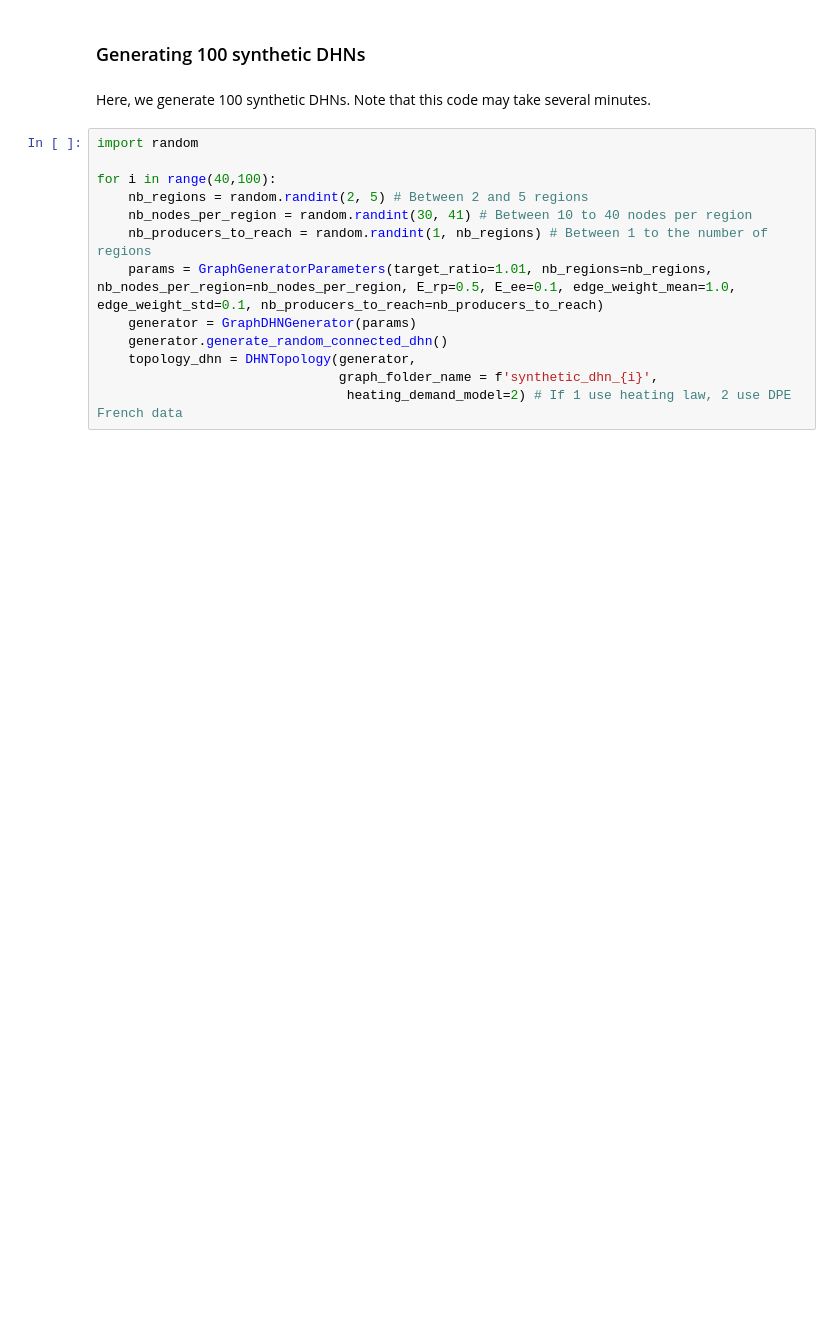
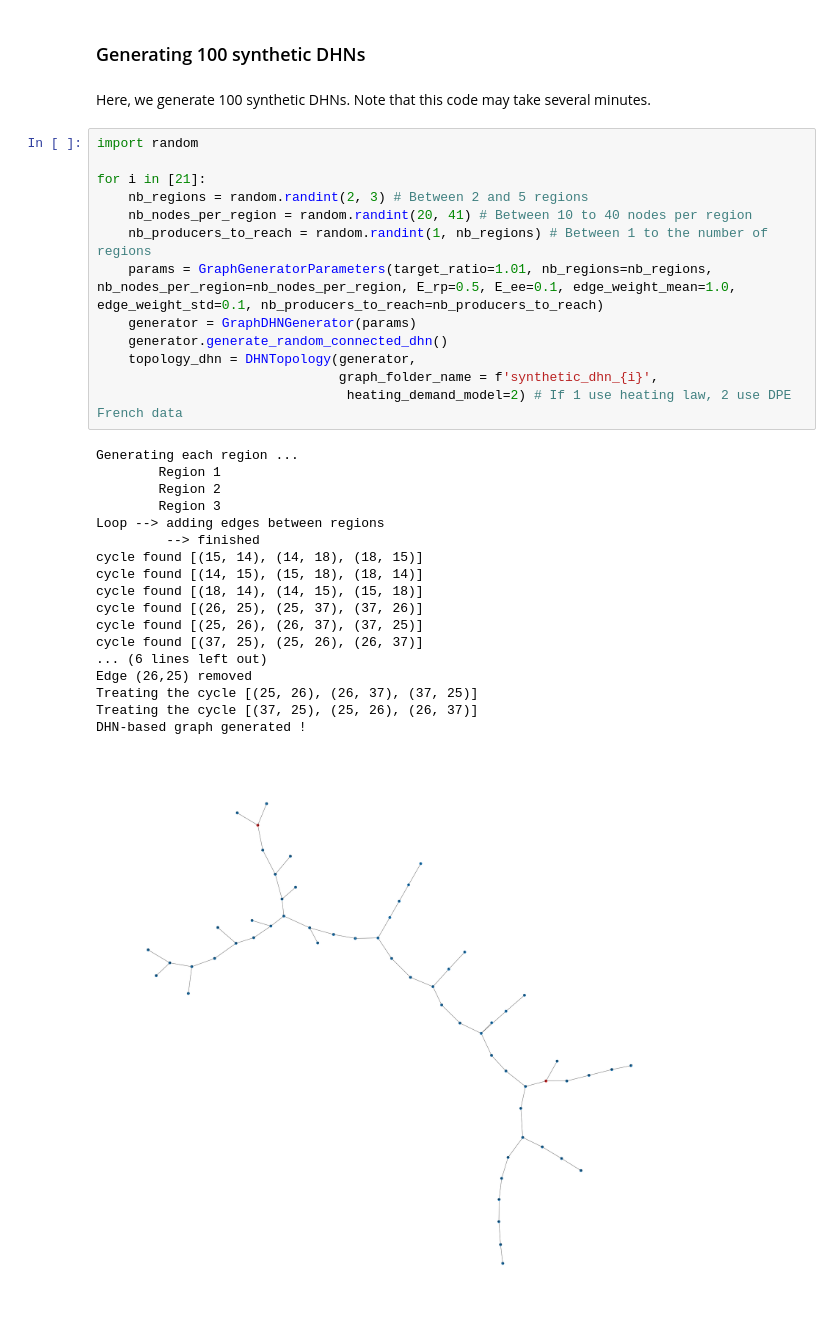
Before and after one commit to drod-96/SyntheticDHN, a Jupyter notebook: main.ipynb, the cells around one changed output. Cells and saved outputs as stored; diff of their text form; blank space fills up the shorter version.

```diff
--- a/main.ipynb
+++ b/main.ipynb
@@ -63,13 +95,32 @@ Here, we generate 100 synthetic DHNs. Note that this code may take several minut
 # %%
 import random
 
-for i in range(40,100):
-    nb_regions = random.randint(2, 5) # Between 2 and 5 regions
-    nb_nodes_per_region = random.randint(30, 41) # Between 10 to 40 nodes per region
+for i in [21]:
+    nb_regions = random.randint(2, 3) # Between 2 and 5 regions
+    nb_nodes_per_region = random.randint(20, 41) # Between 10 to 40 nodes per region
     nb_producers_to_reach = random.randint(1, nb_regions) # Between 1 to the number of regions
     params = GraphGeneratorParameters(target_ratio=1.01, nb_regions=nb_regions, nb_nodes_per_region=nb_nodes_per_region, E_rp=0.5, E_ee=0.1, edge_weight_mean=1.0, edge_weight_std=0.1, nb_producers_to_reach=nb_producers_to_reach)
     generator = GraphDHNGenerator(params)
     generator.generate_random_connected_dhn()
     topology_dhn = DHNTopology(generator,
                                graph_folder_name = f'synthetic_dhn_{i}',
                                 heating_demand_model=2) # If 1 use heating law, 2 use DPE French data
+# %% [output]
+Generating each region ...
+        Region 1
+        Region 2
+        Region 3
+Loop --> adding edges between regions
+         --> finished
+cycle found [(15, 14), (14, 18), (18, 15)]
+cycle found [(14, 15), (15, 18), (18, 14)]
+cycle found [(18, 14), (14, 15), (15, 18)]
+cycle found [(26, 25), (25, 37), (37, 26)]
+cycle found [(25, 26), (26, 37), (37, 25)]
+cycle found [(37, 25), (25, 26), (26, 37)]
+... (6 lines left out)
+Edge (26,25) removed
+Treating the cycle [(25, 26), (26, 37), (37, 25)]
+Treating the cycle [(37, 25), (25, 26), (26, 37)]
+DHN-based graph generated !
+[figure, added]
```
Also changed, not shown: parts of 7 cells of this notebook, 5 other files.
